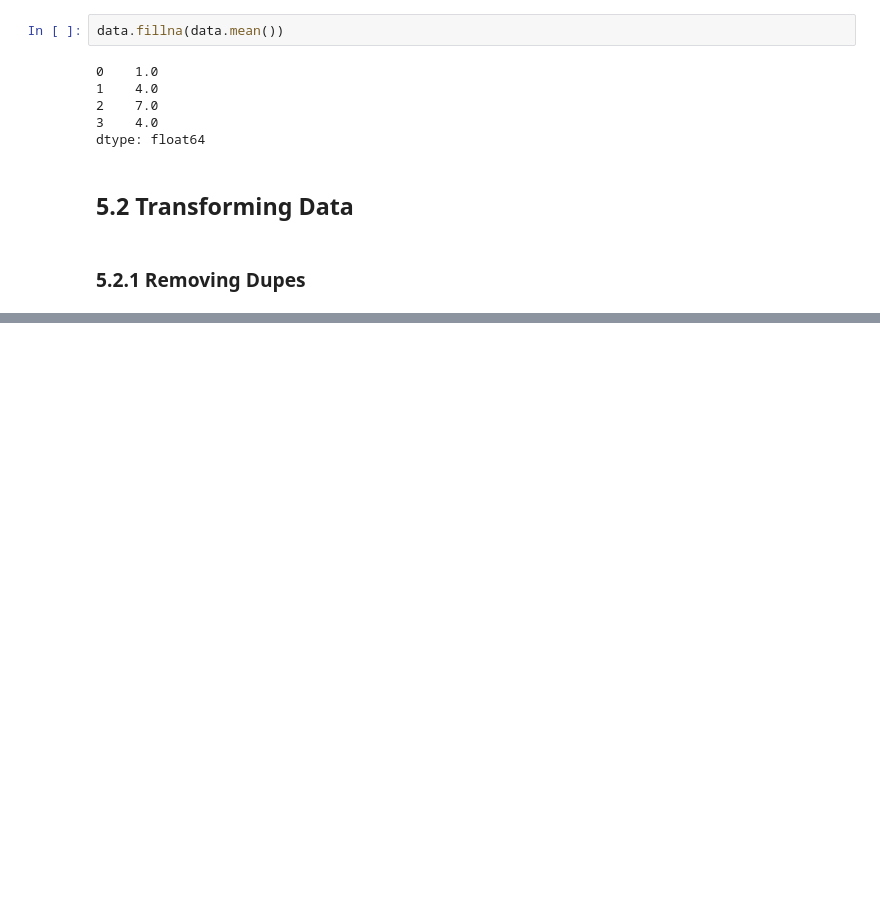
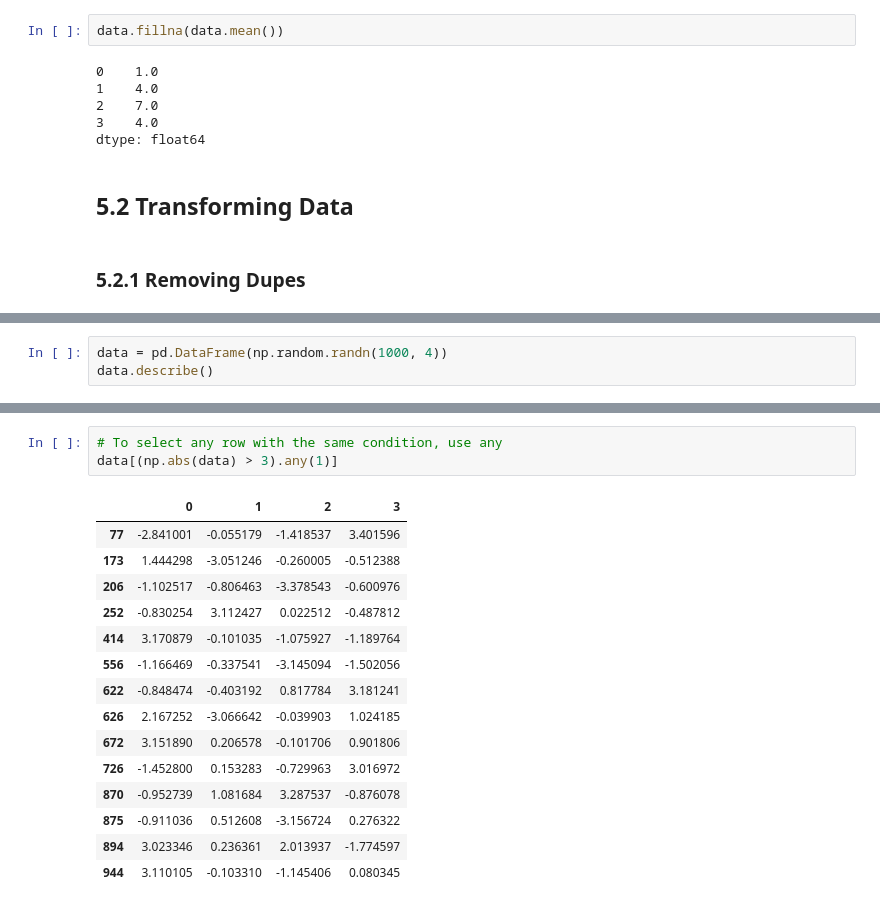
Before and after one commit to pekoto-zz/MyJupyterNotes, a Jupyter notebook: Python for Data Analysis.ipynb, the cells around one changed output, grey strips where cells are left out. Drawn from its saved outputs; the diff is of its cells as text; blank space fills up the shorter version.

Commit message:
Data manipulation

```diff
--- a/Python for Data Analysis.ipynb
+++ b/Python for Data Analysis.ipynb
@@ -3107,0 +3331,3 @@ dtype: float64
+# %%
+data = pd.DataFrame(np.random.randn(1000, 4))
+data.describe()
@@ -3107,0 +3354,19 @@ dtype: float64
+# %%
+# To select any row with the same condition, use any
+data[(np.abs(data) > 3).any(1)]
+# %% [output]
+|  | 0 | 1 | 2 | 3 |
+| 77 | -2.841001 | -0.055179 | -1.418537 | 3.401596 |
+| 173 | 1.444298 | -3.051246 | -0.260005 | -0.512388 |
+| 206 | -1.102517 | -0.806463 | -3.378543 | -0.600976 |
+| 252 | -0.830254 | 3.112427 | 0.022512 | -0.487812 |
+| 414 | 3.170879 | -0.101035 | -1.075927 | -1.189764 |
+| 556 | -1.166469 | -0.337541 | -3.145094 | -1.502056 |
+| 622 | -0.848474 | -0.403192 | 0.817784 | 3.181241 |
+| 626 | 2.167252 | -3.066642 | -0.039903 | 1.024185 |
+| 672 | 3.151890 | 0.206578 | -0.101706 | 0.901806 |
+| 726 | -1.452800 | 0.153283 | -0.729963 | 3.016972 |
+| 870 | -0.952739 | 1.081684 | 3.287537 | -0.876078 |
+| 875 | -0.911036 | 0.512608 | -3.156724 | 0.276322 |
+| 894 | 3.023346 | 0.236361 | 2.013937 | -1.774597 |
+| 944 | 3.110105 | -0.103310 | -1.145406 | 0.080345 |
```
Also changed, not shown: parts of 62 cells of this notebook.
